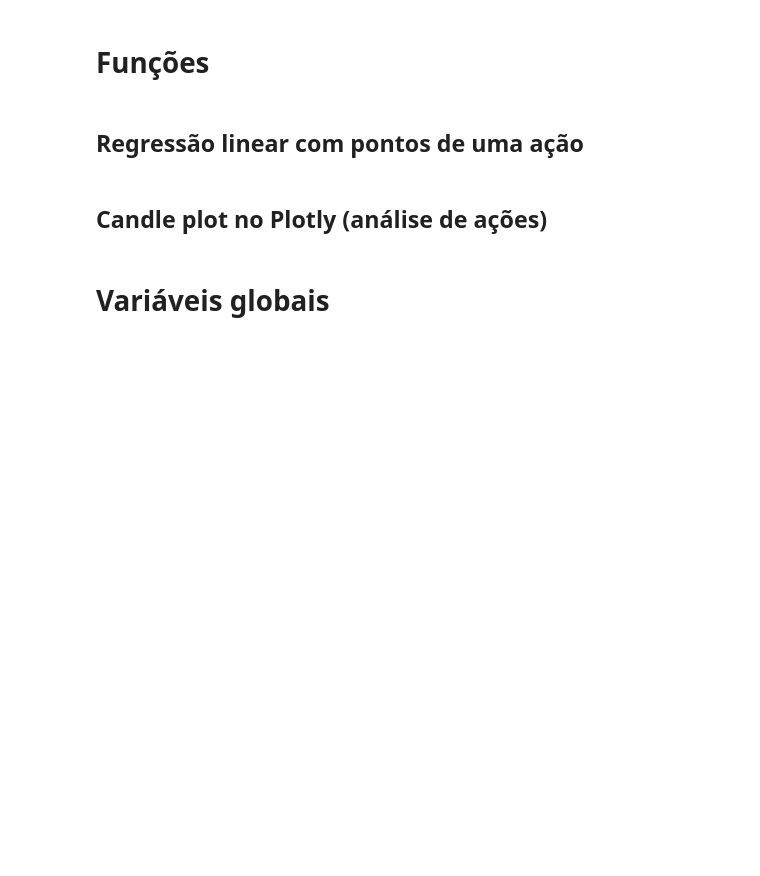
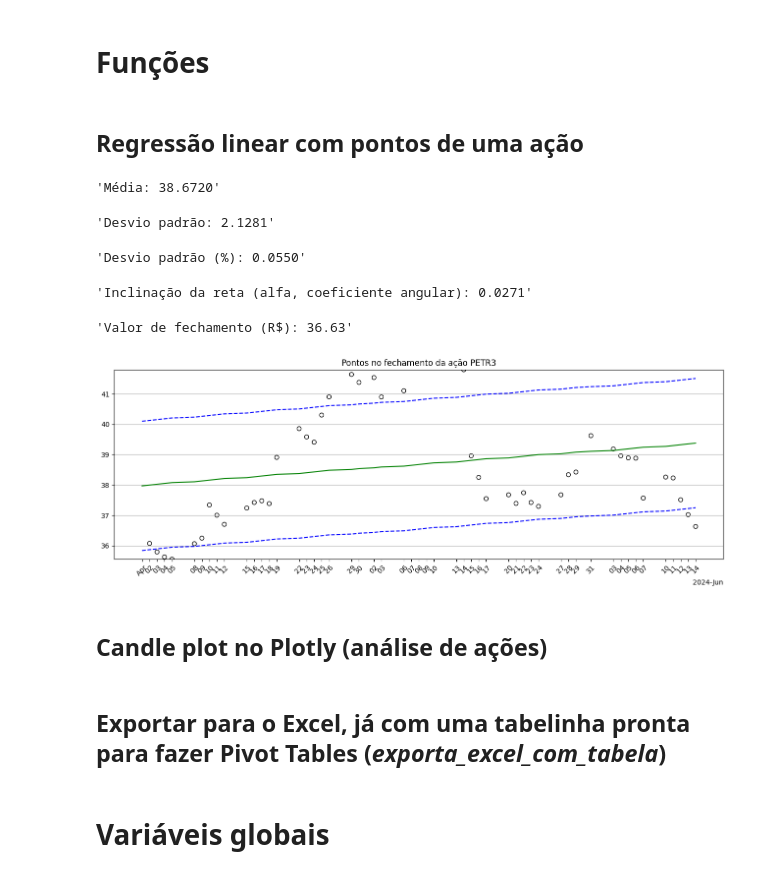
Before and after one commit to ricardopeloi/o_mais_novo_day_trader_do_brasil, a Jupyter notebook: O_mais_novo_Day_Trader_do_Brasil.ipynb, the cells around one changed output. Drawn from its saved outputs; the diff is of its cells as text; code cells hidden in the pictures; blank space fills up the shorter version.

```diff
--- a/O_mais_novo_Day_Trader_do_Brasil.ipynb
+++ b/O_mais_novo_Day_Trader_do_Brasil.ipynb
@@ -245,34 +234,57 @@ def criar_regressao_bd_acao(
       ax.xaxis.set_major_locator(ticker.LinearLocator(len(bd_acao_coluna)))
       # ax.xaxis.set_major_formatter(mdates.ConciseDateFormatter(ax.xaxis.get_major_locator()))
       # ax.xaxis.set_major_formatter(mdates.DateFormatter(fmt = "%d/%m/%y"))
 
       plt.xticks(rotation = rotacao)
 
       plt.scatter(x = bd_acao_coluna[bd_acao.index.name].dt.strftime("%d/%m/%y").astype(str), y = coluna, data = bd_acao_coluna, edgecolors='black', facecolors='none')
 
       plt.plot(bd_acao_coluna[bd_acao.index.name].dt.strftime("%d/%m/%y").astype(str), bd_acao_coluna["Regressão"]-desvio_padrao, color = "blue", linestyle='dashed')
       plt.plot(bd_acao_coluna[bd_acao.index.name].dt.strftime("%d/%m/%y").astype(str), bd_acao_coluna["Regressão"], color='green')
       plt.plot(bd_acao_coluna[bd_acao.index.name].dt.strftime("%d/%m/%y").astype(str), bd_acao_coluna["Regressão"]+desvio_padrao, color = "blue", linestyle='dashed')
 
       # ax.xaxis.set_major_formatter(mdates.DateFormatter(fmt = "%d/%m/%y"))
       # ax.xaxis.set_major_formatter(mdates.ConciseDateFormatter(ax.xaxis.get_major_locator()))
 
     else:
       ax.xaxis.set_major_formatter(mdates.ConciseDateFormatter(ax.xaxis.get_major_locator()))
 
       plt.xticks(bd_acao_coluna[bd_acao.index.name], rotation = rotacao)
 
       plt.scatter(x = bd_acao_coluna[bd_acao.index.name], y = coluna, data = bd_acao_coluna, edgecolors='black', facecolors='none')
 
       plt.plot(bd_acao_coluna[bd_acao.index.name], bd_acao_coluna["Regressão"]-desvio_padrao, color = "blue", linestyle='dashed')
       plt.plot(bd_acao_coluna[bd_acao.index.name], bd_acao_coluna["Regressão"], color='green')
       plt.plot(bd_acao_coluna[bd_acao.index.name], bd_acao_coluna["Regressão"]+desvio_padrao, color = "blue", linestyle='dashed')
 
-
+    plt.grid(axis = "y")
     plt.title(titulo)
     plt.show()
 
   return [bd_acao_coluna, media, desvio_padrao, modelo_linear, valor_fechamento]
+
+
+criar_regressao_bd_acao(
+  yf.Ticker("PETR3"+ ".SA").history(
+    start = datetime.today() - BDay(55),
+    end = datetime.today(),
+    interval = "1d"
+  ),
+  coluna = "Close",
+  print_variaveis = True,
+  plot_grafico = True,
+  tamanho_figsize = (16,5),
+  rotacao = 45,
+  titulo = "Pontos no fechamento da ação " + "PETR3",
+  var_pular_final_de_semana_feriados = False,
+);
+# %% [output]
+'Média: 38.6720'
+'Desvio padrão: 2.1281'
+'Desvio padrão (%): 0.0550'
+'Inclinação da reta (alfa, coeficiente angular): 0.0271'
+'Valor de fechamento (R$): 36.63'
+[figure, added]
 # %% [markdown]
 ## Candle plot no Plotly (análise de ações)
 # %%
@@ -343,3 +355,5 @@ def candle_plot(
 #     # colors = ["orange", "yellow", "blue"],
 #     titulo = "PETR4.SA",
 #     )
+# %% [markdown]
+## Exportar para o Excel, já com uma tabelinha pronta para fazer Pivot Tables (_exporta_excel_com_tabela_)
```
Also changed, not shown: parts of 23 cells of this notebook.
